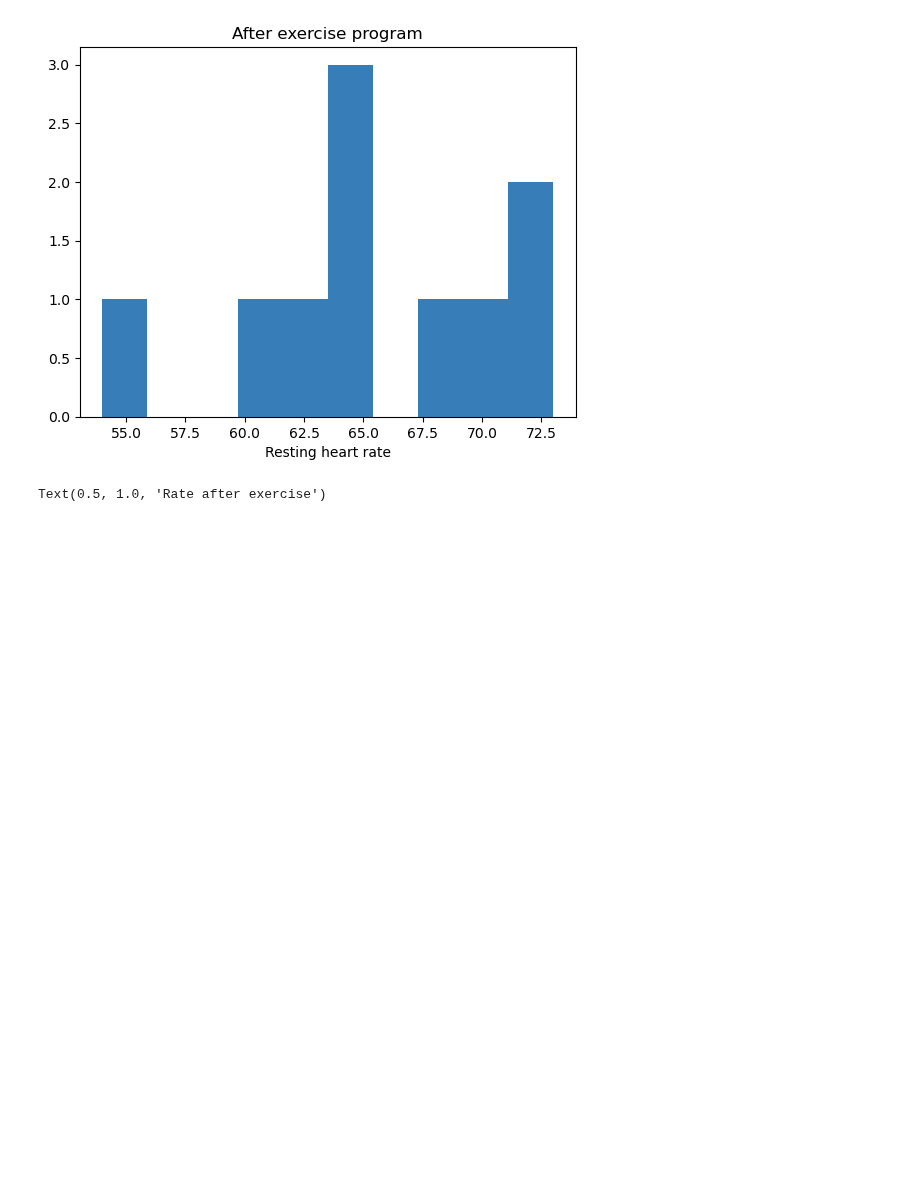
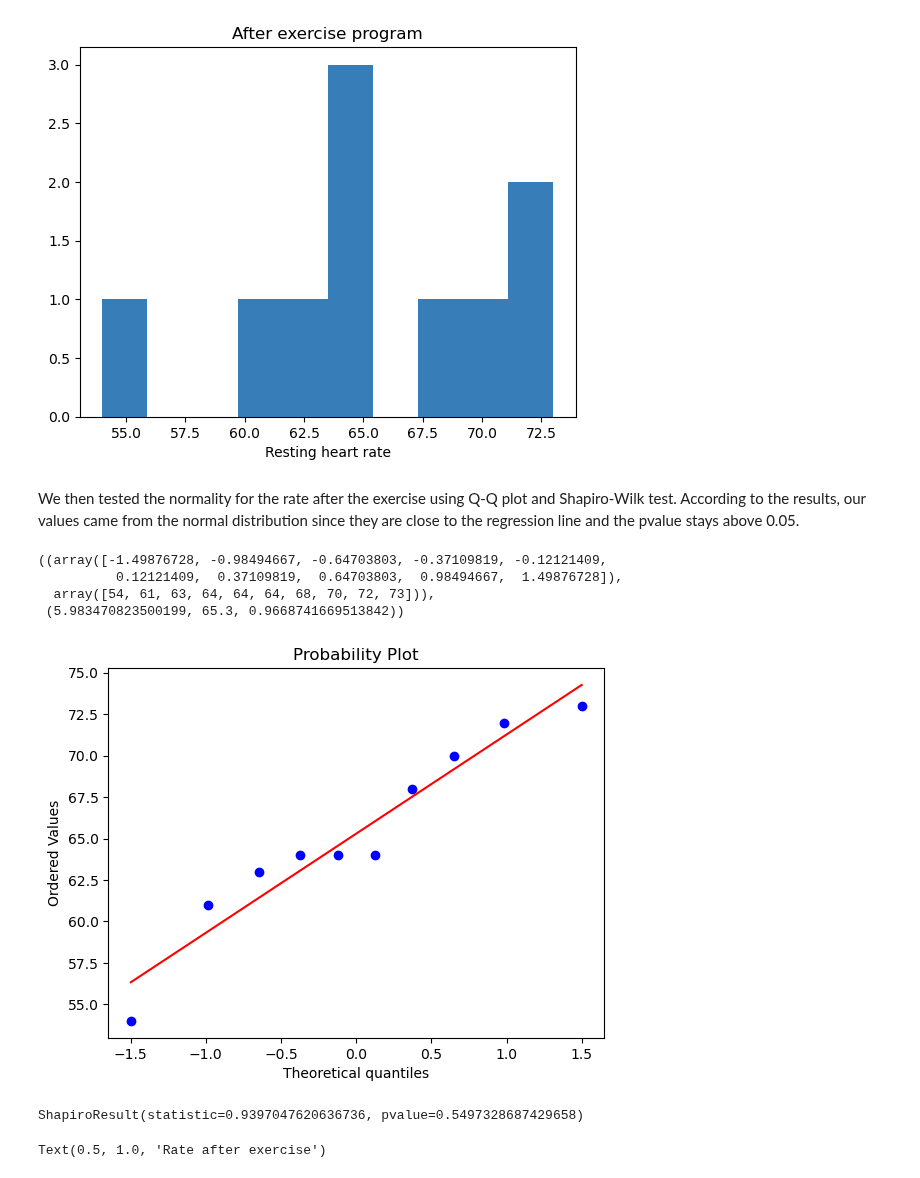
Before and after one commit to Tanja888/applied_statistics, a Jupyter notebook: tasks.ipynb, the cells around one changed output. Drawn from its saved outputs; the diff is of its cells as text; code cells hidden in the pictures; blank space fills up the shorter version.

```diff
--- a/tasks.ipynb
+++ b/tasks.ipynb
@@ -364,6 +385,23 @@ plt.title("After exercise program")
 # %% [output]
 Text(0.5, 1.0, 'After exercise program')
 [figure]
+# %% [markdown]
+We then tested the normality for the rate after the exercise using Q-Q plot and Shapiro-Wilk test. According to the results, our values came from the normal distribution since they are close to the regression line and the pvalue stays above 0.05.
+# %%
+fig, ax = plt.subplots()
+
+# Q-Q plot
+stats.probplot(rate_after_exercise, dist='norm', plot=ax)
+# %% [output]
+((array([-1.49876728, -0.98494667, -0.64703803, -0.37109819, -0.12121409,
+          0.12121409,  0.37109819,  0.64703803,  0.98494667,  1.49876728]),
+  array([54, 61, 63, 64, 64, 64, 68, 70, 72, 73])),
+ (5.983470823500199, 65.3, 0.9668741669513842))
+[figure, added]
+# %%
+stats.shapiro(rate_after_exercise)
+# %% [output]
+ShapiroResult(statistic=0.9397047620636736, pvalue=0.5497328687429658)
 # %%
 # Plot histograms next to each other for easier comparison
 fig, ax = plt.subplots(1, 2, figsize=(12, 5))
```
Also changed, not shown: parts of 19 cells of this notebook.
